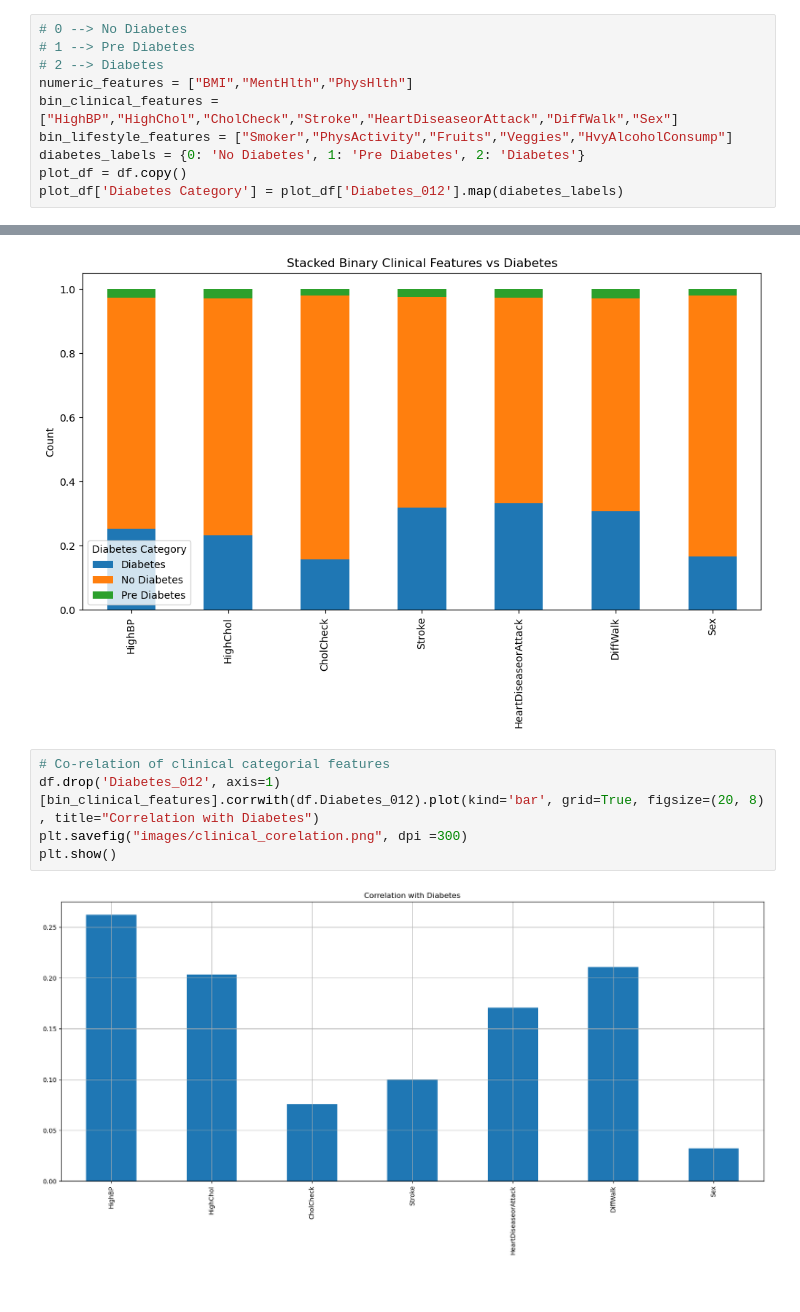
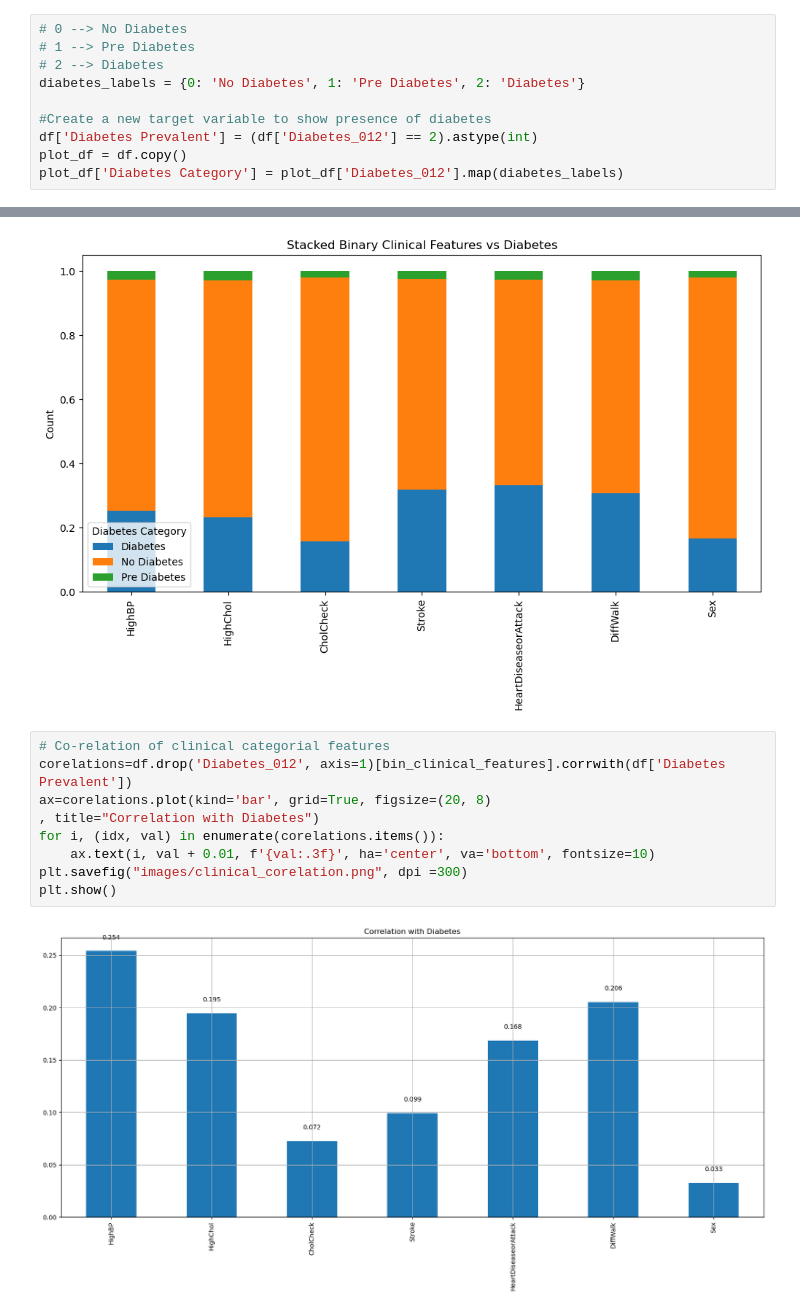
Before and after one commit to sujmishra/data-science-berkley, a Jupyter notebook: Assignment-20.1/capstone-eda.ipynb, the cells around one changed output, grey strips where cells are left out. Cells and saved outputs as stored; diff of their text form.

```diff
--- a/Assignment-20.1/capstone-eda.ipynb
+++ b/Assignment-20.1/capstone-eda.ipynb
@@ -125,10 +177,10 @@ df.corr()
 # 0 --> No Diabetes
 # 1 --> Pre Diabetes
 # 2 --> Diabetes
-numeric_features = ["BMI","MentHlth","PhysHlth"]
-bin_clinical_features = ["HighBP","HighChol","CholCheck","Stroke","HeartDiseaseorAttack","DiffWalk","Sex"]
-bin_lifestyle_features = ["Smoker","PhysActivity","Fruits","Veggies","HvyAlcoholConsump"]
 diabetes_labels = {0: 'No Diabetes', 1: 'Pre Diabetes', 2: 'Diabetes'}
+
+#Create a new target variable to show presence of diabetes
+df['Diabetes Prevalent'] = (df['Diabetes_012'] == 2).astype(int)
 plot_df = df.copy()
 plot_df['Diabetes Category'] = plot_df['Diabetes_012'].map(diabetes_labels)
 # %%
@@ -202,9 +277,12 @@ plt.show()
 [figure]
 # %%
 # Co-relation of clinical categorial features
-df.drop('Diabetes_012', axis=1)[bin_clinical_features].corrwith(df.Diabetes_012).plot(kind='bar', grid=True, figsize=(20, 8)
+corelations=df.drop('Diabetes_012', axis=1)[bin_clinical_features].corrwith(df['Diabetes Prevalent'])
+ax=corelations.plot(kind='bar', grid=True, figsize=(20, 8)
 , title="Correlation with Diabetes")
+for i, (idx, val) in enumerate(corelations.items()):
+    ax.text(i, val + 0.01, f'{val:.3f}', ha='center', va='bottom', fontsize=10)
 plt.savefig("images/clinical_corelation.png", dpi =300)
 plt.show()
 # %% [output]
-[figure, old version]
+[figure, new version]
```
Also changed, not shown: parts of 23 cells of this notebook, 5 other files.
